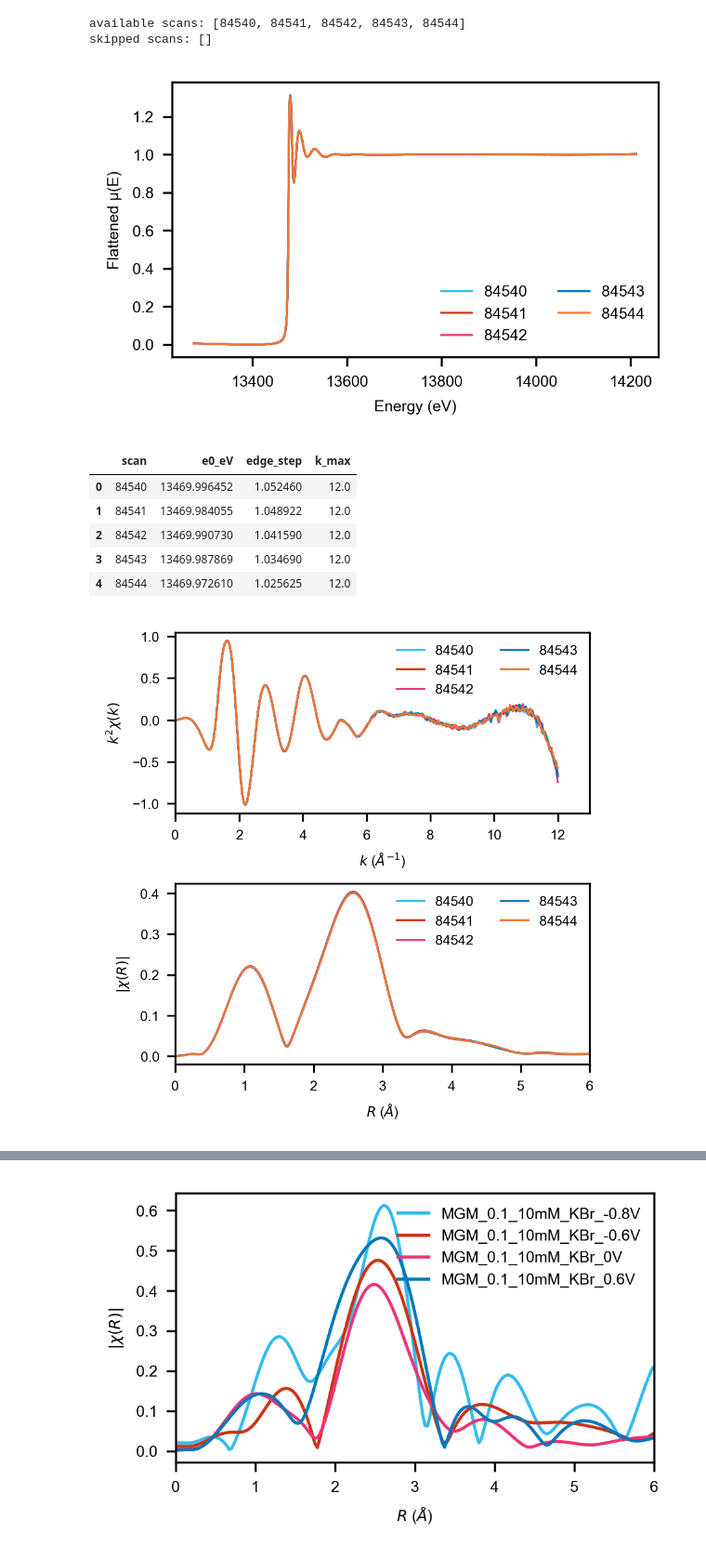
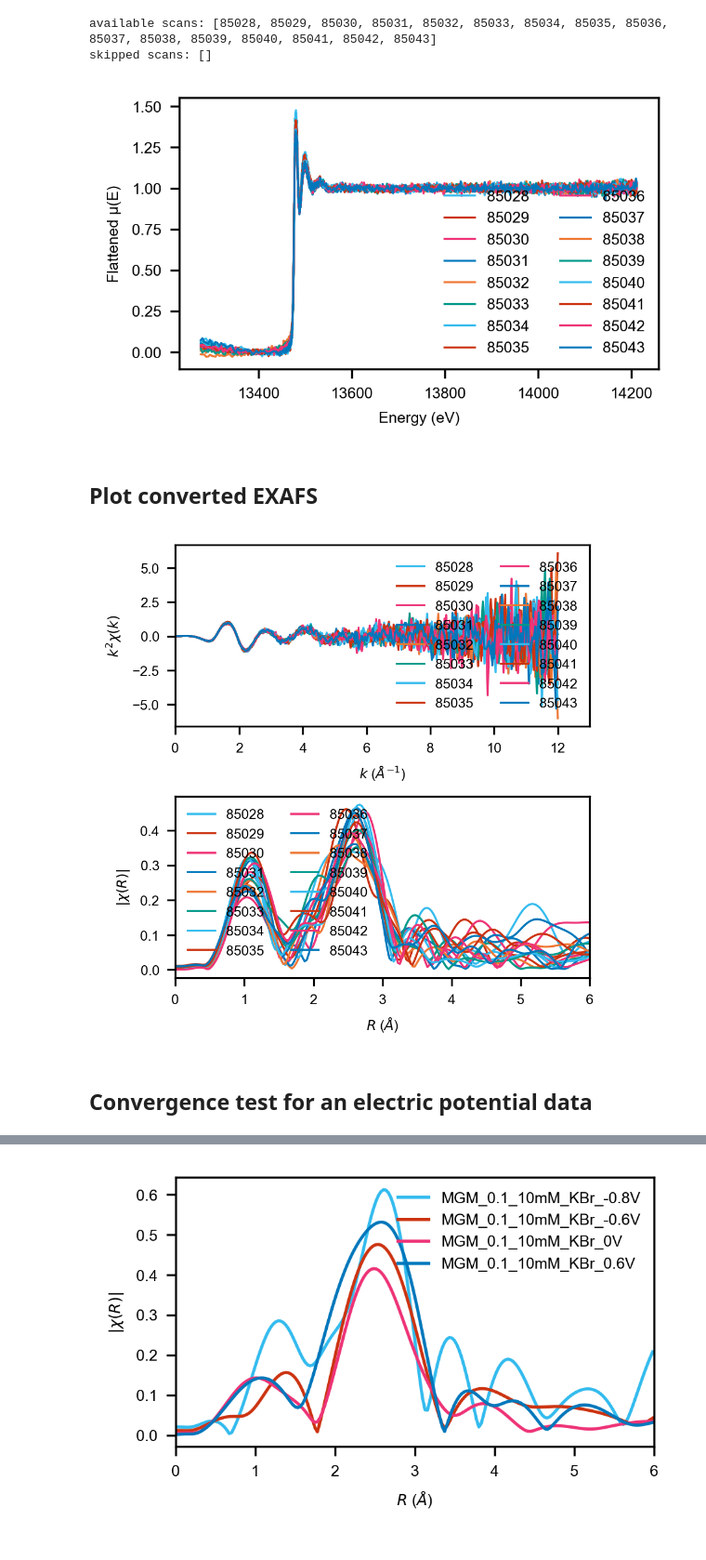
Before and after one commit to lingzhic/XAS_analysis, a Jupyter notebook: process_data.ipynb, the cells around one changed output, grey strips where cells are left out. Shown at 93% size. Saved outputs shown, nothing was run; the diff lists cells and outputs as text; code cells hidden in the pictures.

```diff
--- a/process_data.ipynb
+++ b/process_data.ipynb
@@ -356,0 +250,4 @@ def makeGroup(scanNum, sampleDict, metadataDf, trim=False, max_energy=None, min_
+# %%
+theEPN = "25436"
+metadataDf = getMetadata(f"{raw_data_dir}/{theEPN}.metadata")
+subsetDf = metadataDf[metadataDf['MEX1ES01GLU01:DAQ_MODES'].isin(['RTFluoroSlew'])]
@@ -357,6 +306,6 @@ def makeGroup(scanNum, sampleDict, metadataDf, trim=False, max_energy=None, min_
 # %%
-# [np.arange(84784, 84803), np.arange(84767, 84771)] np.arange(84412, 84412)
-requested_scan_nums = np.concatenate([np.arange(84540, 84545), ])
+# Plot raw transmission spectrum for an electric potential
+requested_scan_nums = np.concatenate([np.arange(85028, 85044), ])
 available_scan_nums = [int(scan_num) for scan_num in requested_scan_nums if int(scan_num) in subsetDf.index]
 skipped_scan_nums = [int(scan_num) for scan_num in requested_scan_nums if int(scan_num) not in subsetDf.index]
 
@@ -391,9 +340,11 @@ ax.legend(frameon=False, ncol=2, fontsize=6)
 plt.tight_layout()
 plt.show()
 # %% [output]
-available scans: [84540, 84541, 84542, 84543, 84544]
+available scans: [85028, 85029, 85030, 85031, 85032, 85033, 85034, 85035, 85036, 85037, 85038, 85039, 85040, 85041, 85042, 85043]
 skipped scans: []
-[figure, old version]
+[figure, new version]
+# %% [markdown]
+## Plot converted EXAFS
 # %%
 exafs_scans = {}
 
@@ -411,7 +362,7 @@ for scan_num in available_scan_nums:
         bkg_kmin=0,
         bkg_kmax=12,
         ft_kmin=2,
-        ft_kmax=7,
+        ft_kmax=8,
         ft_kweight=2,
         ft_dk=2,
         ft_window='kaiser',
@@ -421,39 +372,35 @@ for scan_num in available_scan_nums:
 
 summary_rows = []
 for scan_num, out in exafs_scans.items():
     summary_rows.append({
         'scan': scan_num,
         'e0_eV': out['e0'],
         'edge_step': out['edge_step'],
         'k_max': np.nanmax(out['k']),
     })
 
-display(pd.DataFrame(summary_rows))
+# display(pd.DataFrame(summary_rows))
 
 fig, axes = plt.subplots(2, 1, figsize=(8*cm, 8*cm), sharex=False)
 
 for scan_num, out in exafs_scans.items():
     axes[0].plot(out['k'], out['chi_kw'], label=f"{scan_num}", linewidth=0.9)
     axes[1].plot(out['r'], out['chir_mag'], label=f"{scan_num}", linewidth=0.9)
 
 axes[0].set_xlim(0, 13)
 axes[0].set_xlabel(r'$k$ ($\AA^{-1}$)')
 axes[0].set_ylabel(r'$k^2\chi(k)$')
 axes[0].legend(frameon=False, ncol=2, fontsize=6)
 
 axes[1].set_xlim(0, 6)
 axes[1].set_xlabel(r'$R$ ($\AA$)')
 axes[1].set_ylabel(r'$|\chi(R)|$')
 axes[1].legend(frameon=False, ncol=2, fontsize=6)
 
 plt.tight_layout()
 plt.show()
 # %% [output]
-|  | scan | e0_eV | edge_step | k_max |
-| 0 | 84540 | 13469.996452 | 1.052460 | 12.0 |
-| 1 | 84541 | 13469.984055 | 1.048922 | 12.0 |
-| 2 | 84542 | 13469.990730 | 1.041590 | 12.0 |
-| 3 | 84543 | 13469.987869 | 1.034690 | 12.0 |
-| 4 | 84544 | 13469.972610 | 1.025625 | 12.0 |
-[figure, old version]
+[figure, new version]
+# %% [markdown]
+## Convergence test for an electric potential data
 # %%
```
Also changed, not shown: parts of 14 cells of this notebook, 2 other files.
